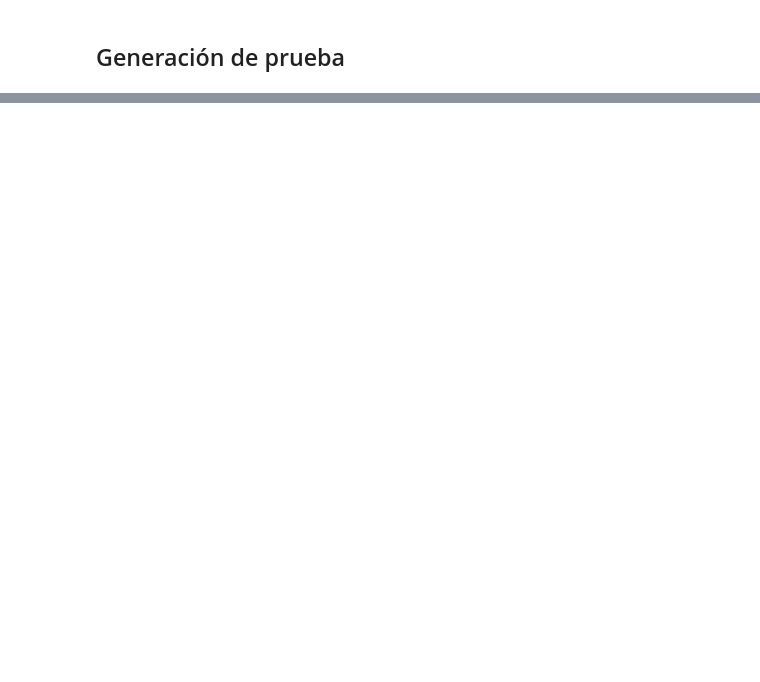
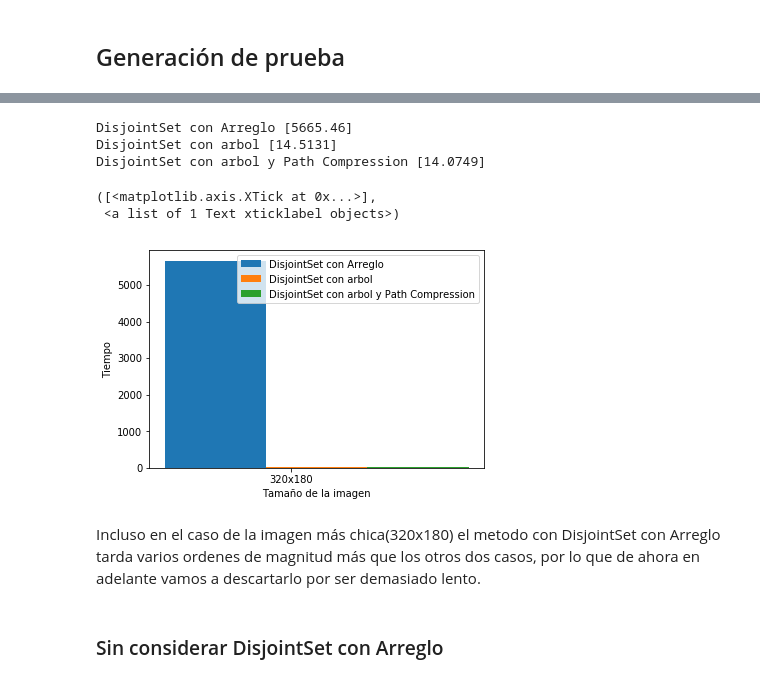
Before and after one commit to chino117/Algo3-TP2, a Jupyter notebook: Experimentacion/ej1/exp2_medicion-tiempos.ipynb, the cells around one changed output, grey strips where cells are left out. Saved outputs shown, nothing was run; the diff lists cells and outputs as text; code cells hidden in the pictures; blank space fills up the shorter version.

```diff
--- a/Experimentacion/ej1/exp2_medicion-tiempos.ipynb
+++ b/Experimentacion/ej1/exp2_medicion-tiempos.ipynb
@@ -75,0 +85,16 @@ plt.ylabel("Tiempo");
+# %%
+image_path = "../datos_entrada/ej1/"
+csvFileName="./ej1_tiempos.csv"
+testCases="testCases.in"
+test_times = 10
+images = {
+        "sintetico_1_320x180.png": None,
+        #"sintetico_1_640x360.png": None,
+        #"sintetico_1_1280x720.png": None,
+        #"sintetico_1_1920x1080.png": None,
+}
+methods = [0,1,2]
+
+k = 500
+for path in images:
+    images[path] = preparar_img(path)
@@ -75,0 +107,44 @@ plt.ylabel("Tiempo");
+# %%
+csv = pandas.read_csv(csvFileName)
+# %%
+plt.clf()
+
+metodos = csv["Metodo"].unique()
+tiempos = {}
+for file in images.keys():
+    data_x_file = csv[csv["Filename"] == file]
+
+    mediciones = {}
+    for metodo in metodos:
+        mediciones[metodo] = np.median(data_x_file[data_x_file["Metodo"] == metodo]["Tiempo"])
+    tiempos[file] = mediciones
+
+
+tiempos_x_metodos = {}
+
+for metodo in metodos:
+    tiempos_x_metodos[metodo] = []
+    for f in tiempos.keys():
+        tiempos_x_metodos[metodo].append(tiempos[f][metodo])
+
+i = 0
+for k, v in tiempos_x_metodos.items():
+    print(k, v)
+    plt.bar([100*j+32*i for j in range(1, len(images.keys())+1)], v, width=32, label=k)
+    i += 1
+
+plt.legend();
+plt.xlabel("Tamaño de la imagen")
+plt.ylabel("Tiempo");
+plt.xticks([100*j+24 for j in range(1, len(images.keys())+1)], ["320x180", "640x360", "1280x720"][:len(images.keys())])
+# %% [output]
+DisjointSet con Arreglo [5665.46]
+DisjointSet con arbol [14.5131]
+DisjointSet con arbol y Path Compression [14.0749]
+([<matplotlib.axis.XTick at 0x...>],
+ <a list of 1 Text xticklabel objects>)
+[figure, added]
+# %% [markdown]
+Incluso en el caso de la imagen más chica(320x180) el metodo con DisjointSet con Arreglo tarda varios ordenes de magnitud más que los otros dos casos, por lo que de ahora en adelante vamos a descartarlo por ser demasiado lento.
+# %% [markdown]
+### Sin considerar DisjointSet con Arreglo
```
Also changed, not shown: parts of 14 cells of this notebook, 10 other files.
